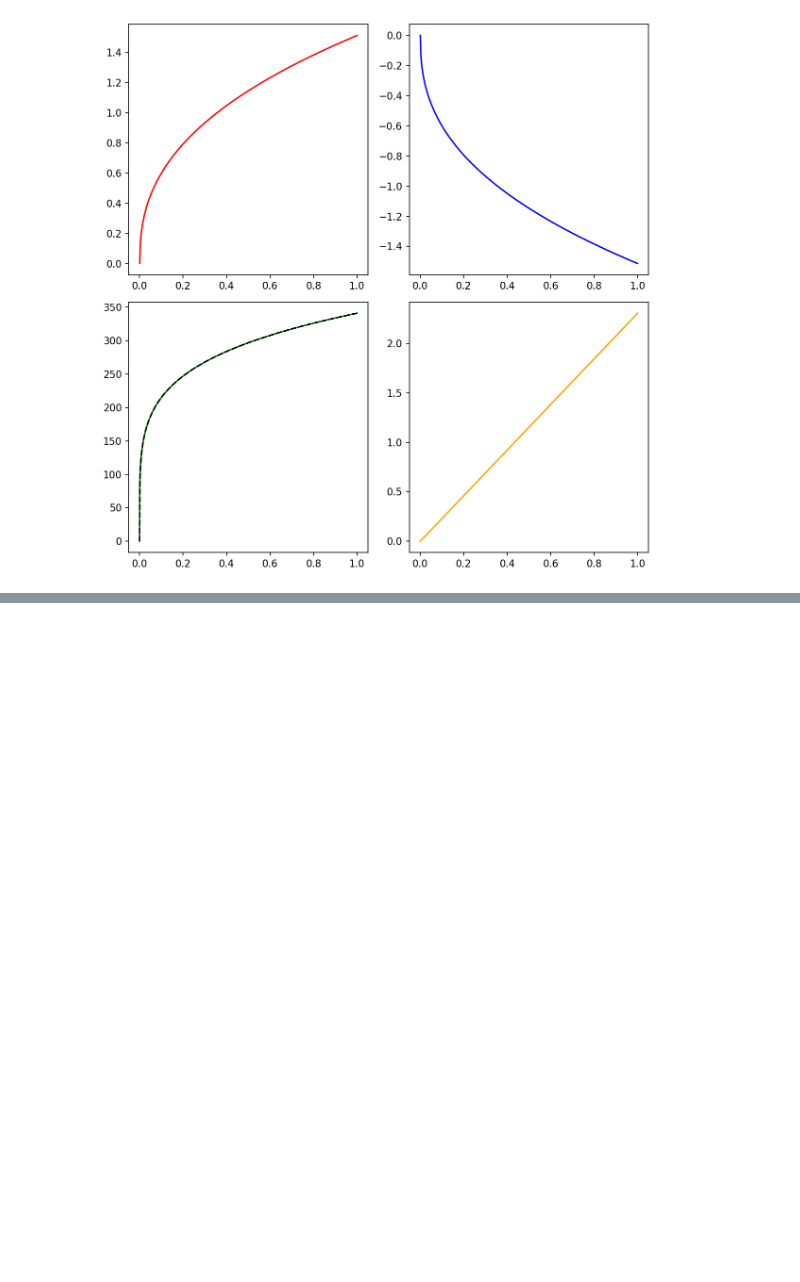
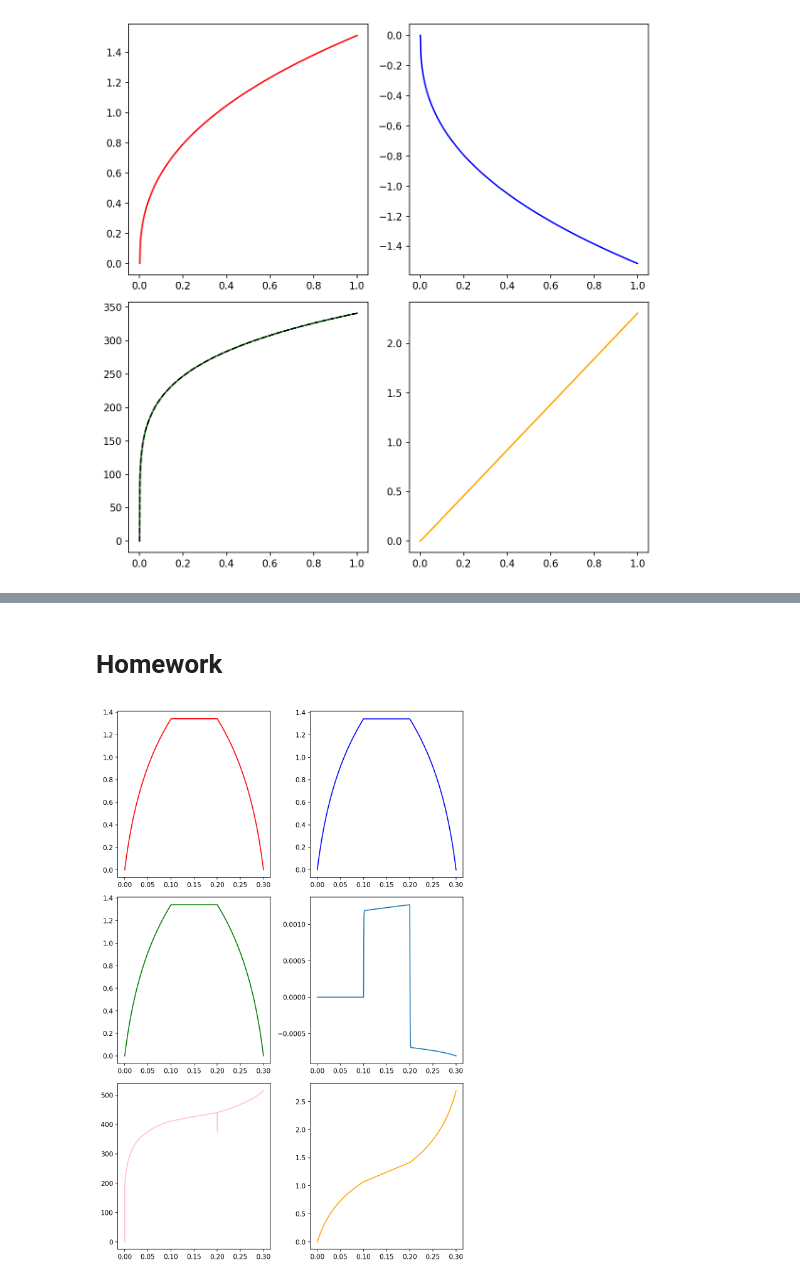
Before and after one commit to zsoca000/Finite-elastic-deformations-HW2, a Jupyter notebook: calculations.ipynb, the cells around one changed output, grey strips where cells are left out. Cells and saved outputs as stored; diff of their text form; code cells hidden in the pictures; blank space fills up the shorter version.

```diff
--- a/calculations.ipynb
+++ b/calculations.ipynb
@@ -150,0 +307,2 @@ plt.show()
+# %% [markdown]
+# Homework
@@ -150,0 +398,14 @@ plt.show()
+# %%
+fig, ax = plt.subplots(3,2,figsize=(8,12),dpi=150)
+
+ax[0,0].plot(t,sig[:,0,0]/E,label=r'$\sigma_x$',color='red')
+ax[0,1].plot(t,sig[:,1,1]/E,label=r'$\sigma_x$',color='blue')
+ax[1,0].plot(t,sig[:,2,2]/E,label=r'$\sigma_x$',color='green')
+ax[1,1].plot(t,sig[:,1,0]/E,label=r'$\sigma_x$')
+ax[2,0].plot(t,[(3/2)**(1/2)*norm(dev(s))/1e6 for s in sig],label=r'$\sigma_x$',color='pink')
+ax[2,1].plot(t,λ,label=r'$\sigma_x$',color='orange')
+
+plt.tight_layout()
+plt.show()
+# %% [output]
+[figure, added]
```
Also changed, not shown: parts of 12 cells of this notebook.
